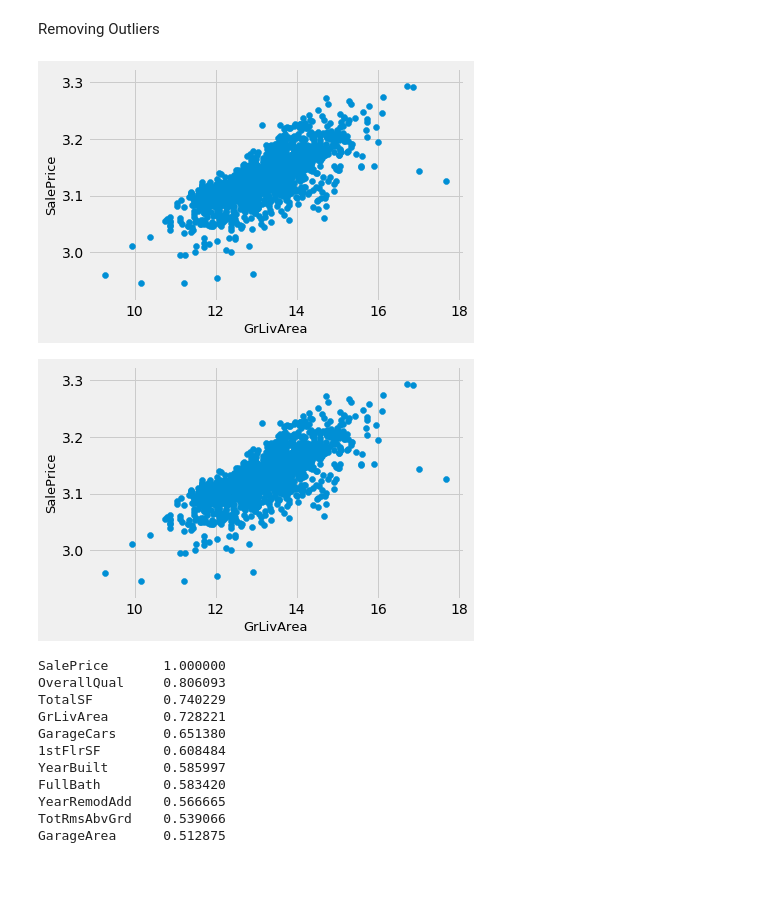
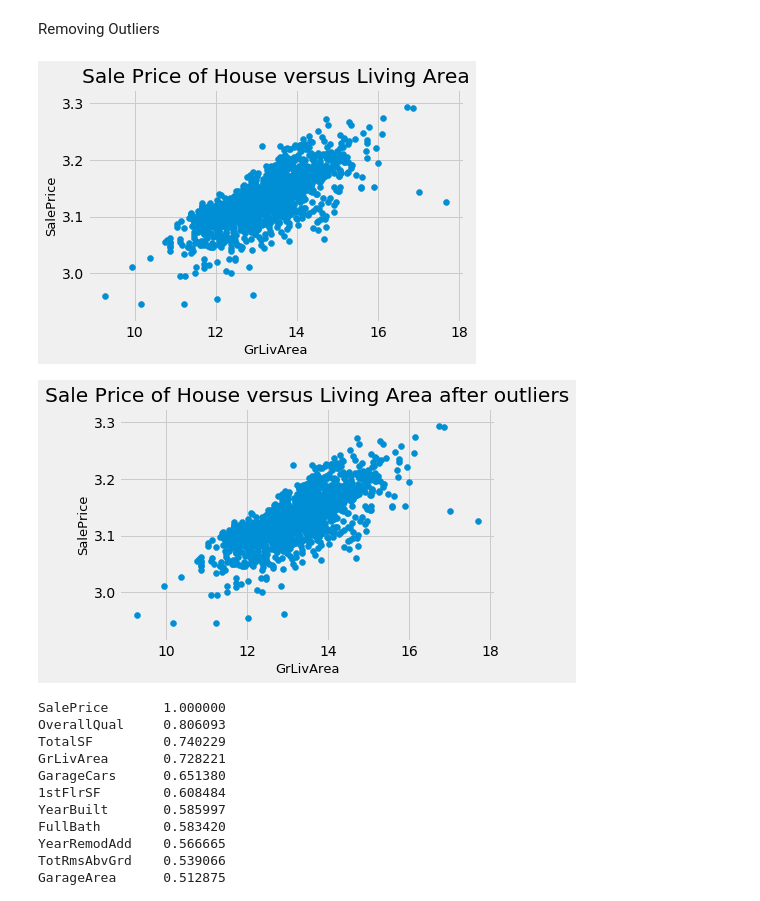
Before and after one commit to ariani86/Machine_Learning_Prohect, a Jupyter notebook: MLKaggleCodeWarriors.ipynb, the cells around one changed output. Drawn from its saved outputs; the diff is of its cells as text; code cells hidden in the pictures; blank space fills up the shorter version.

```diff
--- a/MLKaggleCodeWarriors.ipynb
+++ b/MLKaggleCodeWarriors.ipynb
@@ -286,11 +296,12 @@ Removing Outliers
 # %%
 fig, ax = plt.subplots()
 ax.scatter(x = train['GrLivArea'], y = train['SalePrice'])
 plt.ylabel('SalePrice', fontsize=13)
 plt.xlabel('GrLivArea', fontsize=13)
+plt.title('Sale Price of House versus Living Area')
 plt.show()
 # %% [output]
-[figure, old version]
+[figure, new version]
 # %%
 #Deleting outliers
 train = train.drop(train[(train['GrLivArea']>4000) & (train['SalePrice']<300000)].index)
@@ -300,9 +311,10 @@ fig, ax = plt.subplots()
 ax.scatter(train['GrLivArea'], train['SalePrice'])
 plt.ylabel('SalePrice', fontsize=13)
 plt.xlabel('GrLivArea', fontsize=13)
+plt.title('Sale Price of House versus Living Area after outliers')
 plt.show()
 # %% [output]
-[figure, old version]
+[figure, new version]
 # %%
 abs(train.corr()['SalePrice'].sort_values(ascending = False)).head(15)
 # %% [output]
```
Also changed, not shown: parts of 56 cells of this notebook.
